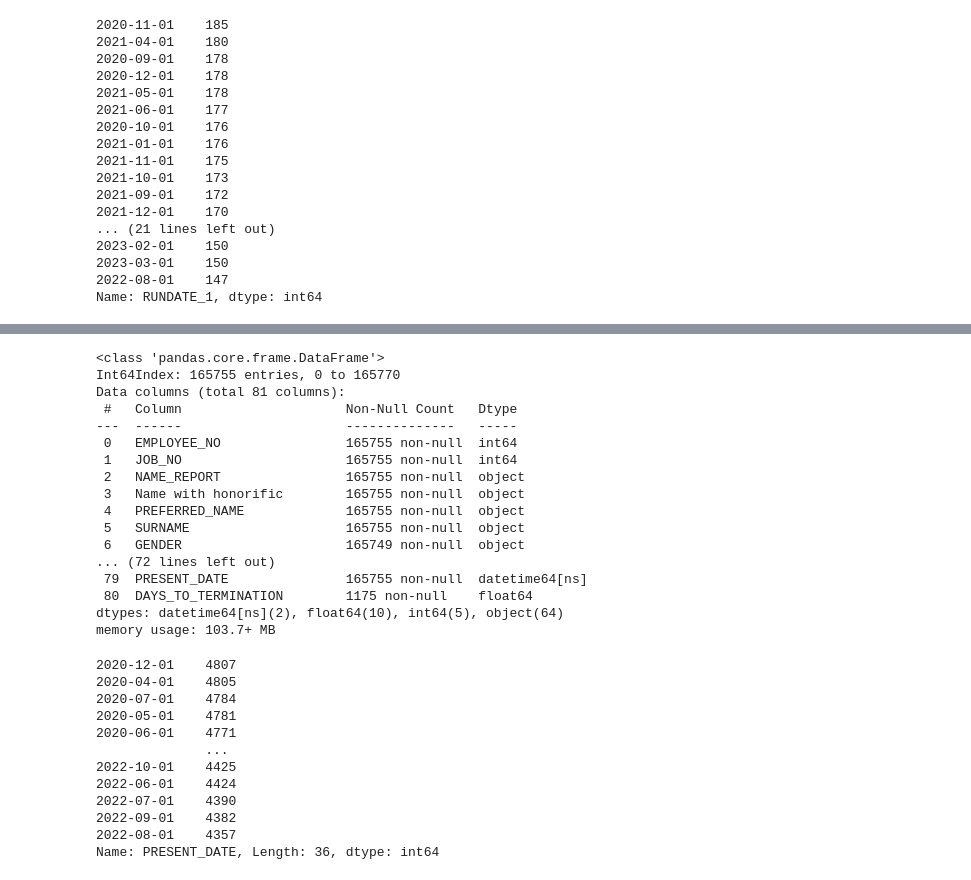
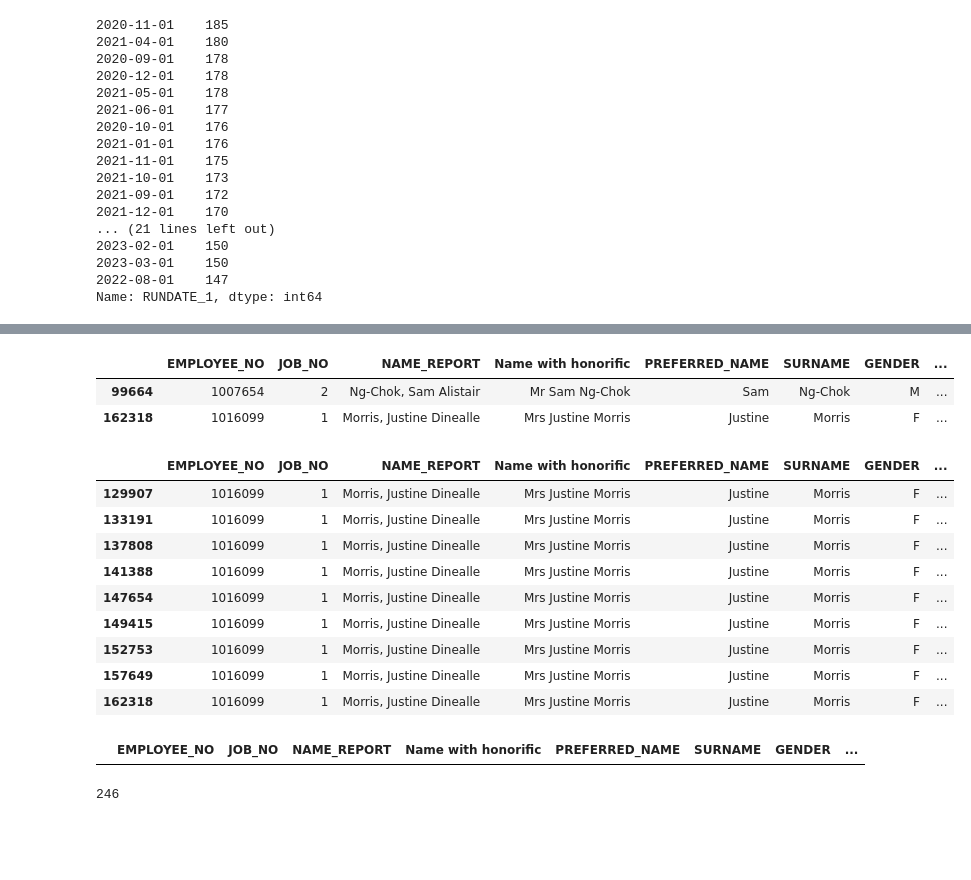
Before and after one commit to ezprogramming/DR-People-Turnover-Cost, a Jupyter notebook: CCC_data_prep.ipynb, the cells around one changed output, grey strips where cells are left out. Drawn from its saved outputs; the diff is of its cells as text; code cells hidden in the pictures; blank space fills up the shorter version.

Commit message:
add turnover flag with EL04 and EL22

```diff
--- a/CCC_data_prep.ipynb
+++ b/CCC_data_prep.ipynb
@@ -356,2 +356,4 @@ memory usage: 102.4+ MB
+# %%
+El04_22_3y_CCR_CAR_combined_copy = El04_22_3y_CCR_CAR_combined.copy()
 # %%
-El04_22_3y_CCC_combined['DAYS_TO_TERMINATION'] = (El04_22_3y_CCC_combined['TERM_DATE'] - El04_22_3y_CCC_combined['PRESENT_DATE']).dt.days
+El04_22_3y_CCR_CAR_combined_copy['DAYS_TO_TERMINATION'] = (El04_22_3y_CCR_CAR_combined_copy['TERM_DATE'] - El04_22_3y_CCR_CAR_combined_copy['PRESENT_DATE']).dt.days
@@ -358,2 +366,2 @@ El04_22_3y_CCC_combined['DAYS_TO_TERMINATION'] = (El04_22_3y_CCC_combined['TERM_
 # %%
-El04_22_3y_CCC_combined = El04_22_3y_CCC_combined[(El04_22_3y_CCC_combined['DAYS_TO_TERMINATION']>0) | (El04_22_3y_CCC_combined['DAYS_TO_TERMINATION'].isnull())]
+El04_22_3y_CCR_CAR_combined_copy = El04_22_3y_CCR_CAR_combined_copy[(El04_22_3y_CCR_CAR_combined_copy['DAYS_TO_TERMINATION']>0) | (El04_22_3y_CCR_CAR_combined_copy['DAYS_TO_TERMINATION'].isnull())]
@@ -364,35 +368,20 @@ El04_22_3y_CCC_combined[El04_22_3y_CCC_combined['DAYS_TO_TERMINATION']<0]['EMPLO
-# %%
-El04_22_3y_CCC_combined.info()
-# %% [output]
-<class 'pandas.core.frame.DataFrame'>
-Int64Index: 165755 entries, 0 to 165770
-Data columns (total 81 columns):
- #   Column                     Non-Null Count   Dtype
----  ------                     --------------   -----
- 0   EMPLOYEE_NO                165755 non-null  int64
- 1   JOB_NO                     165755 non-null  int64
- 2   NAME_REPORT                165755 non-null  object
- 3   Name with honorific        165755 non-null  object
- 4   PREFERRED_NAME             165755 non-null  object
- 5   SURNAME                    165755 non-null  object
- 6   GENDER                     165749 non-null  object
-... (72 lines left out)
- 79  PRESENT_DATE               165755 non-null  datetime64[ns]
- 80  DAYS_TO_TERMINATION        1175 non-null    float64
-dtypes: datetime64[ns](2), float64(10), int64(5), object(64)
-memory usage: 103.7+ MB
-# %%
-El04_22_3y_CCC_combined['PRESENT_DATE'].value_counts()
-# %% [output]
-2020-12-01    4807
-2020-04-01    4805
-2020-07-01    4784
-2020-05-01    4781
-2020-06-01    4771
-              ...
-2022-10-01    4425
-2022-06-01    4424
-2022-07-01    4390
-2022-09-01    4382
-2022-08-01    4357
-Name: PRESENT_DATE, Length: 36, dtype: int64
+# %%
+El04_22_3y_CCR_CAR_combined_copy[El04_22_3y_CCR_CAR_combined_copy['DAYS_TO_TERMINATION']<0]
+# %% [output]
+|  | EMPLOYEE_NO | JOB_NO | NAME_REPORT | Name with honorific | PREFERRED_NAME | SURNAME | GENDER | ... |
+| 99664 | 1007654 | 2 | Ng-Chok, Sam Alistair | Mr Sam Ng-Chok | Sam | Ng-Chok | M | ... |
+| 162318 | 1016099 | 1 | Morris, Justine Dinealle | Mrs Justine Morris | Justine | Morris | F | ... |
+# %%
+El04_22_3y_CCR_CAR_combined_copy[El04_22_3y_CCR_CAR_combined_copy['EMPLOYEE_NO']==1016099]
+# El04_22_CCC_3y_combined[El04_22_CCC_3y_combined['EMPLOYEE_NO']==1007654]
+# %% [output]
+|  | EMPLOYEE_NO | JOB_NO | NAME_REPORT | Name with honorific | PREFERRED_NAME | SURNAME | GENDER | ... |
+| 129907 | 1016099 | 1 | Morris, Justine Dinealle | Mrs Justine Morris | Justine | Morris | F | ... |
+| 133191 | 1016099 | 1 | Morris, Justine Dinealle | Mrs Justine Morris | Justine | Morris | F | ... |
+| 137808 | 1016099 | 1 | Morris, Justine Dinealle | Mrs Justine Morris | Justine | Morris | F | ... |
+| 141388 | 1016099 | 1 | Morris, Justine Dinealle | Mrs Justine Morris | Justine | Morris | F | ... |
+| 147654 | 1016099 | 1 | Morris, Justine Dinealle | Mrs Justine Morris | Justine | Morris | F | ... |
+| 149415 | 1016099 | 1 | Morris, Justine Dinealle | Mrs Justine Morris | Justine | Morris | F | ... |
+| 152753 | 1016099 | 1 | Morris, Justine Dinealle | Mrs Justine Morris | Justine | Morris | F | ... |
+| 157649 | 1016099 | 1 | Morris, Justine Dinealle | Mrs Justine Morris | Justine | Morris | F | ... |
+| 162318 | 1016099 | 1 | Morris, Justine Dinealle | Mrs Justine Morris | Justine | Morris | F | ... |
@@ -398,0 +390,4 @@ Name: PRESENT_DATE, Length: 36, dtype: int64
+# %%
+El04_22_3y_CCR_CAR_combined_copy[El04_22_3y_CCR_CAR_combined_copy['DAYS_TO_TERMINATION']<0]
+# %% [output]
+|  | EMPLOYEE_NO | JOB_NO | NAME_REPORT | Name with honorific | PREFERRED_NAME | SURNAME | GENDER | ... |
@@ -398,0 +406,4 @@ Name: PRESENT_DATE, Length: 36, dtype: int64
+# %%
+El04_22_3y_CCR_CAR_combined_copy['TURNOVER_FLAG'].sum()
+# %% [output]
+246
```
Also changed, not shown: parts of 18 cells of this notebook.
